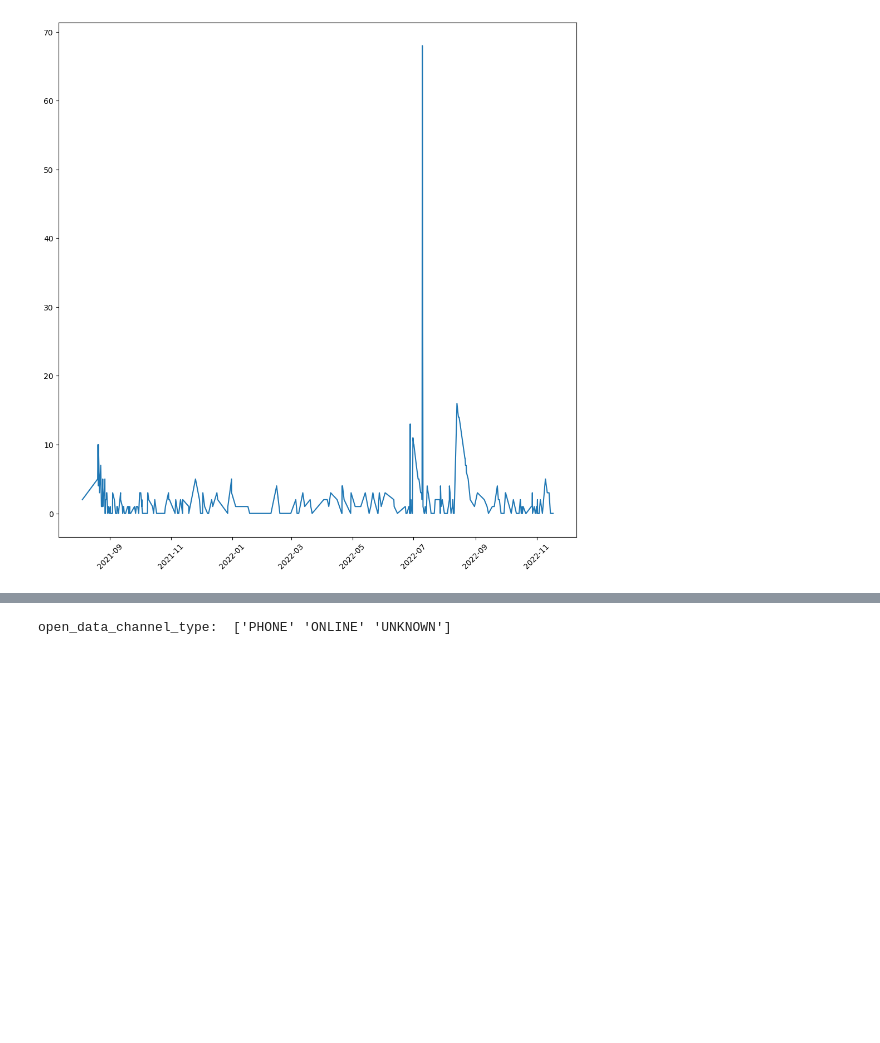
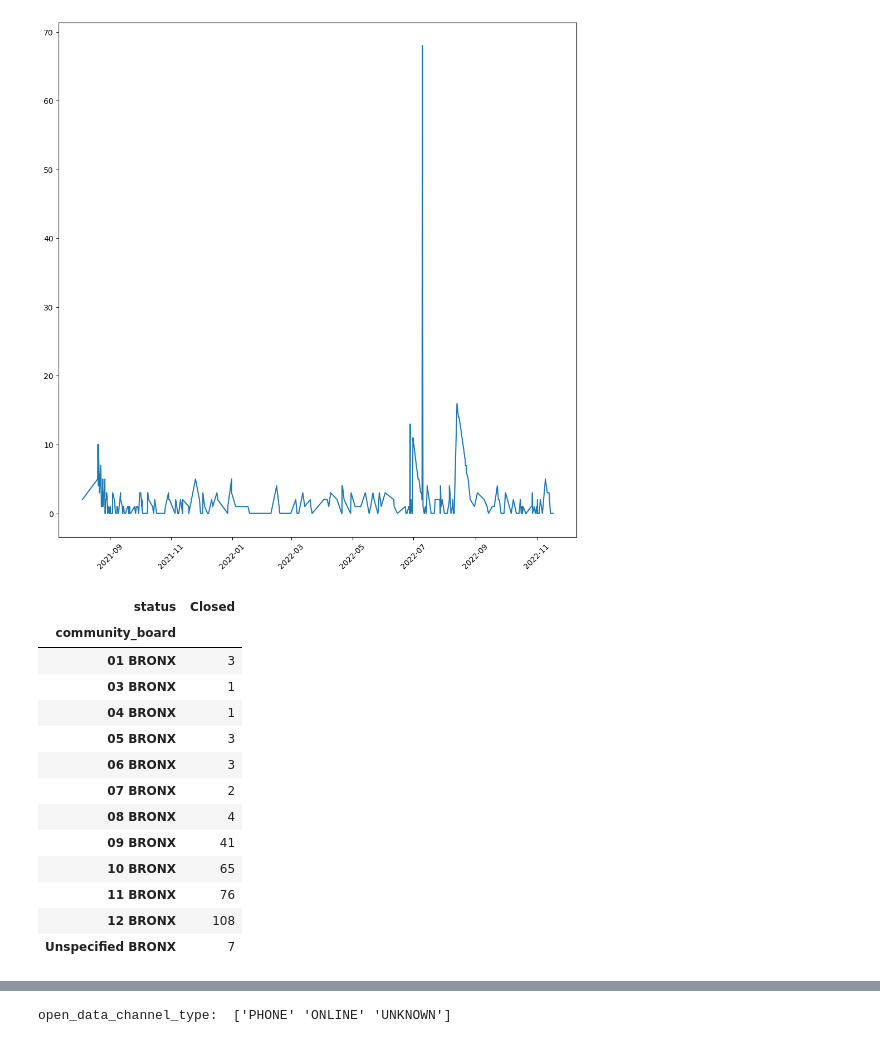
Before and after one commit to berryny/escooterdata, a Jupyter notebook: 311_The_Bronx_E_Scooter.ipynb, the cells around one changed output, grey strips where cells are left out. Drawn from its saved outputs; the diff is of its cells as text; code cells hidden in the pictures; blank space fills up the shorter version.

```diff
--- a/311_The_Bronx_E_Scooter.ipynb
+++ b/311_The_Bronx_E_Scooter.ipynb
@@ -352,3 +362,21 @@ plt.xticks(rotation=45)
 plt.show()
 # %% [output]
 [figure]
+# %%
+dfStatus.groupby('community_board')[
+    'status'].value_counts().unstack().fillna(0)
+# %% [output]
+| status | Closed |
+| community_board |  |
+| 01 BRONX | 3 |
+| 03 BRONX | 1 |
+| 04 BRONX | 1 |
+| 05 BRONX | 3 |
+| 06 BRONX | 3 |
+| 07 BRONX | 2 |
+| 08 BRONX | 4 |
+| 09 BRONX | 41 |
+| 10 BRONX | 65 |
+| 11 BRONX | 76 |
+| 12 BRONX | 108 |
+| Unspecified BRONX | 7 |
```
Also changed, not shown: parts of 3 cells of this notebook, 1 other file.
